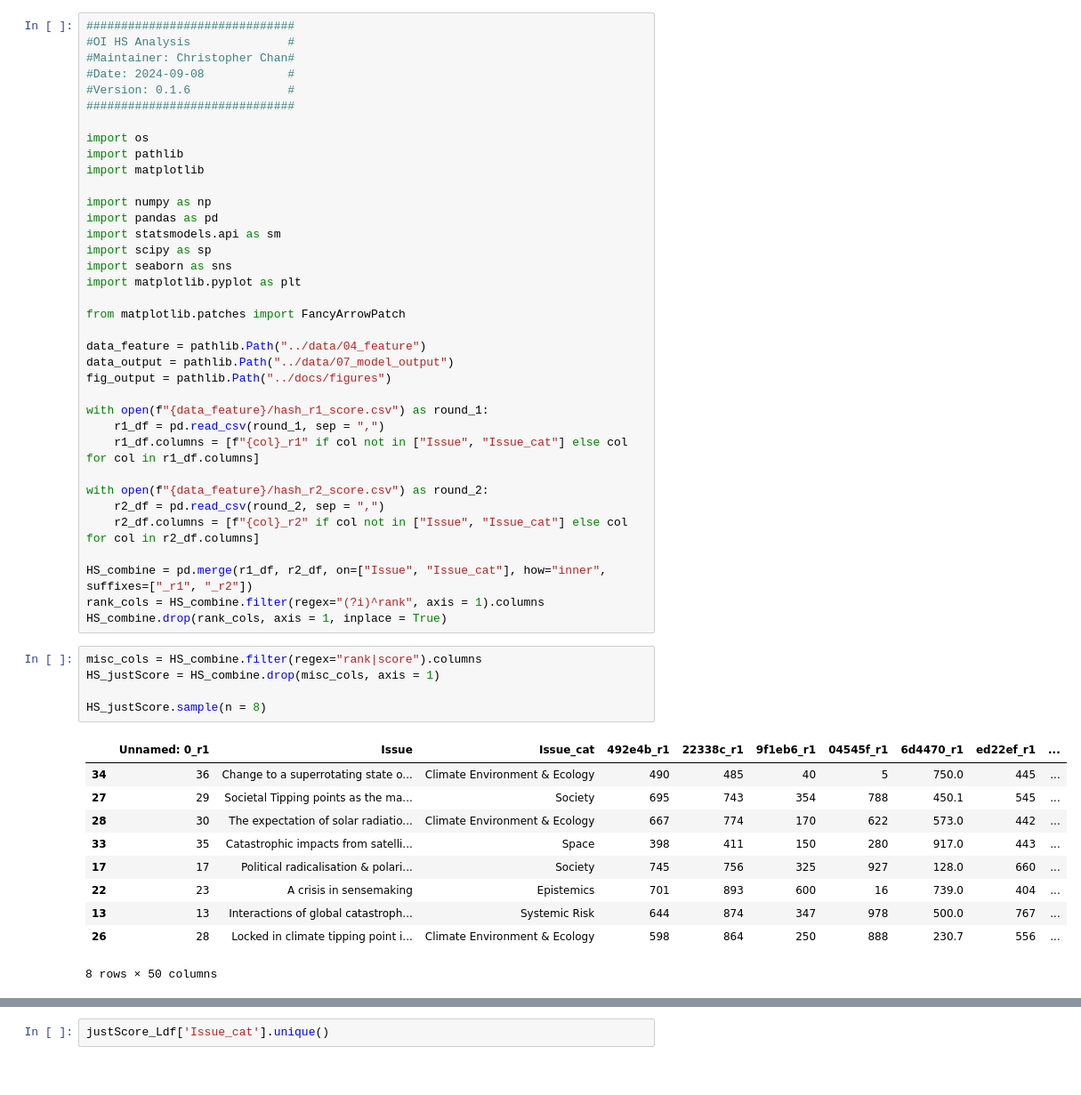
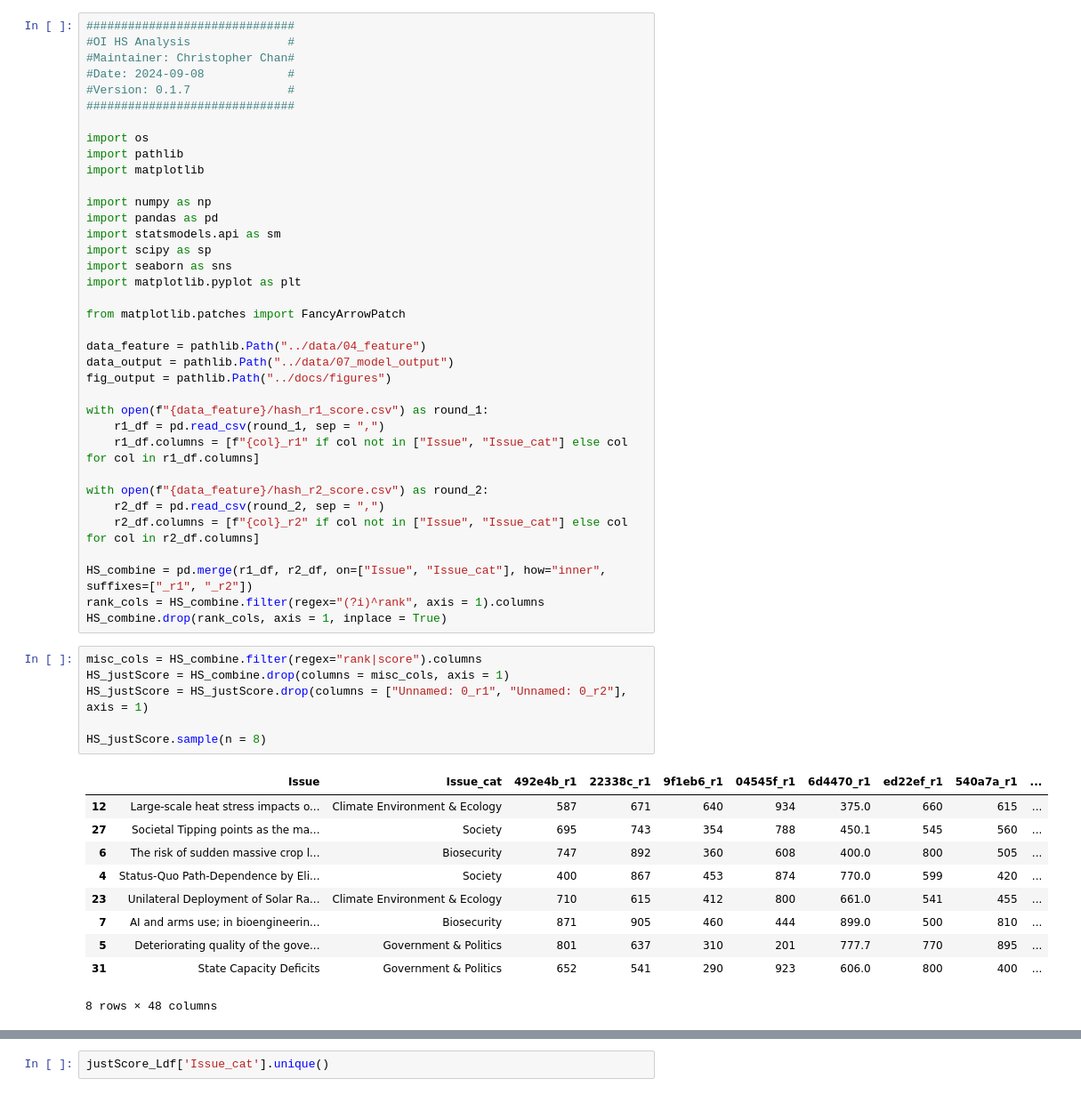
Before and after one commit to chrischank/GCR-Horizon-Scan, a Jupyter notebook: notebooks/HS_analysis.ipynb, the cells around one changed output, grey strips where cells are left out. Shown at 89% size. Drawn from its saved outputs; the diff is of its cells as text.

```diff
--- a/notebooks/HS_analysis.ipynb
+++ b/notebooks/HS_analysis.ipynb
@@ -3,7 +3,7 @@
 #OI HS Analysis              #
 #Maintainer: Christopher Chan#
 #Date: 2024-09-08            #
-#Version: 0.1.6              #
+#Version: 0.1.7              #
 ##############################
 
 import os
@@ -36,17 +36,18 @@ rank_cols = HS_combine.filter(regex="(?i)^rank", axis = 1).columns
 HS_combine.drop(rank_cols, axis = 1, inplace = True)
 # %%
 misc_cols = HS_combine.filter(regex="rank|score").columns
-HS_justScore = HS_combine.drop(misc_cols, axis = 1)
+HS_justScore = HS_combine.drop(columns = misc_cols, axis = 1)
+HS_justScore = HS_justScore.drop(columns = ["Unnamed: 0_r1", "Unnamed: 0_r2"], axis = 1)
 
 HS_justScore.sample(n = 8)
 # %% [output]
-|  | Unnamed: 0_r1 | Issue | Issue_cat | 492e4b_r1 | 22338c_r1 | 9f1eb6_r1 | 04545f_r1 | 6d4470_r1 | ed22ef_r1 | ... |
-| 34 | 36 | Change to a superrotating state o... | Climate Environment & Ecology | 490 | 485 | 40 | 5 | 750.0 | 445 | ... |
-| 27 | 29 | Societal Tipping points as the ma... | Society | 695 | 743 | 354 | 788 | 450.1 | 545 | ... |
-| 28 | 30 | The expectation of solar radiatio... | Climate Environment & Ecology | 667 | 774 | 170 | 622 | 573.0 | 442 | ... |
-| 33 | 35 | Catastrophic impacts from satelli... | Space | 398 | 411 | 150 | 280 | 917.0 | 443 | ... |
-| 17 | 17 | Political radicalisation & polari... | Society | 745 | 756 | 325 | 927 | 128.0 | 660 | ... |
-| 22 | 23 | A crisis in sensemaking | Epistemics | 701 | 893 | 600 | 16 | 739.0 | 404 | ... |
-| 13 | 13 | Interactions of global catastroph... | Systemic Risk | 644 | 874 | 347 | 978 | 500.0 | 767 | ... |
-| 26 | 28 | Locked in climate tipping point i... | Climate Environment & Ecology | 598 | 864 | 250 | 888 | 230.7 | 556 | ... |
+|  | Issue | Issue_cat | 492e4b_r1 | 22338c_r1 | 9f1eb6_r1 | 04545f_r1 | 6d4470_r1 | ed22ef_r1 | 540a7a_r1 | ... |
+| 12 | Large-scale heat stress impacts o... | Climate Environment & Ecology | 587 | 671 | 640 | 934 | 375.0 | 660 | 615 | ... |
+| 27 | Societal Tipping points as the ma... | Society | 695 | 743 | 354 | 788 | 450.1 | 545 | 560 | ... |
+| 6 | The risk of sudden massive crop l... | Biosecurity | 747 | 892 | 360 | 608 | 400.0 | 800 | 505 | ... |
+| 4 | Status-Quo Path-Dependence by Eli... | Society | 400 | 867 | 453 | 874 | 770.0 | 599 | 420 | ... |
+| 23 | Unilateral Deployment of Solar Ra... | Climate Environment & Ecology | 710 | 615 | 412 | 800 | 661.0 | 541 | 455 | ... |
+| 7 | AI and arms use; in bioengineerin... | Biosecurity | 871 | 905 | 460 | 444 | 899.0 | 500 | 810 | ... |
+| 5 | Deteriorating quality of the gove... | Government & Politics | 801 | 637 | 310 | 201 | 777.7 | 770 | 895 | ... |
+| 31 | State Capacity Deficits | Government & Politics | 652 | 541 | 290 | 923 | 606.0 | 800 | 400 | ... |
-8 rows × 50 columns
+8 rows × 48 columns
```
Also changed, not shown: parts of 6 cells of this notebook, 2 other files.
